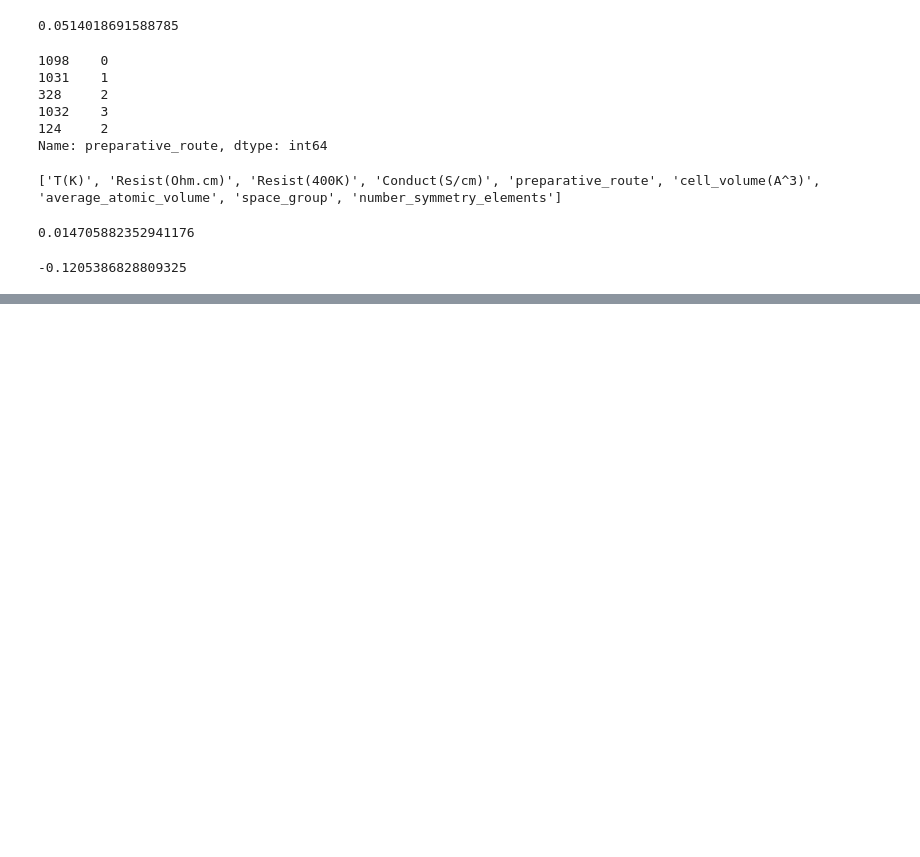
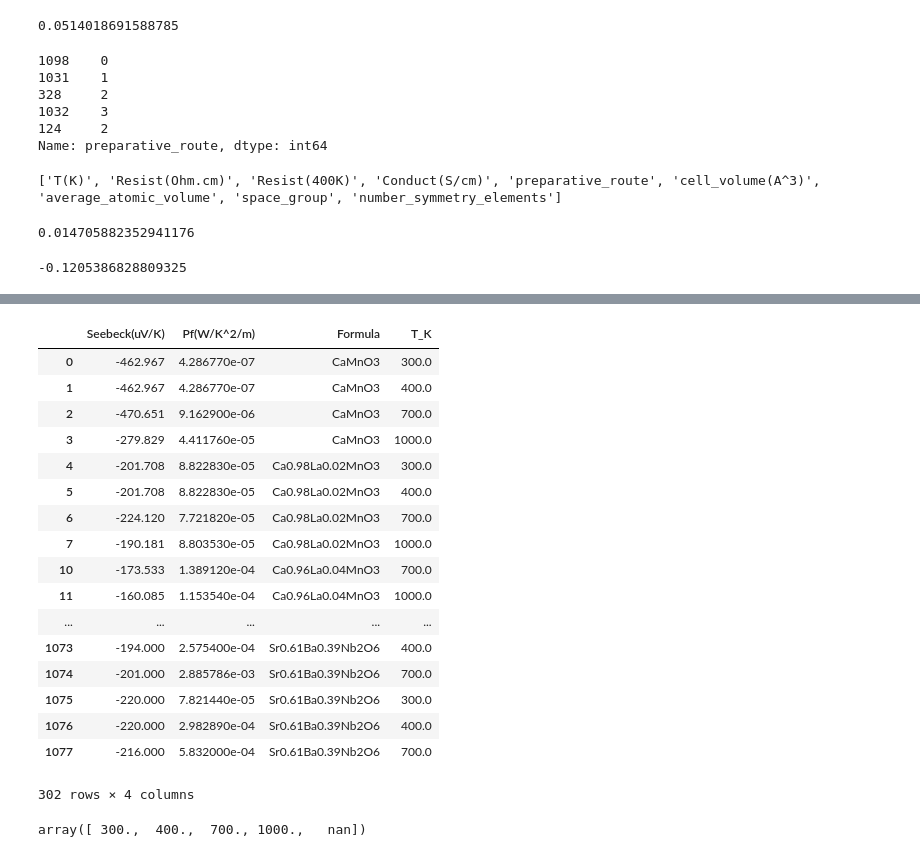
Before and after one commit to Luochenghuang/TEMANN, a Jupyter notebook: doc/Ellen_Exploration.ipynb, the cells around one changed output, grey strips where cells are left out. Saved outputs shown, nothing was run; the diff lists cells and outputs as text; code cells hidden in the pictures; blank space fills up the shorter version.

```diff
--- a/doc/Ellen_Exploration.ipynb
+++ b/doc/Ellen_Exploration.ipynb
@@ -249,0 +382,25 @@ print (rdt_pred)
+# %%
+periodic_df1.rename(columns = {'T(K)' : 'T_K'})
+# %% [output]
+|  | Seebeck(uV/K) | Pf(W/K^2/m) | Formula | T_K |
+| 0 | -462.967 | 4.286770e-07 | CaMnO3 | 300.0 |
+| 1 | -462.967 | 4.286770e-07 | CaMnO3 | 400.0 |
+| 2 | -470.651 | 9.162900e-06 | CaMnO3 | 700.0 |
+| 3 | -279.829 | 4.411760e-05 | CaMnO3 | 1000.0 |
+| 4 | -201.708 | 8.822830e-05 | Ca0.98La0.02MnO3 | 300.0 |
+| 5 | -201.708 | 8.822830e-05 | Ca0.98La0.02MnO3 | 400.0 |
+| 6 | -224.120 | 7.721820e-05 | Ca0.98La0.02MnO3 | 700.0 |
+| 7 | -190.181 | 8.803530e-05 | Ca0.98La0.02MnO3 | 1000.0 |
+| 10 | -173.533 | 1.389120e-04 | Ca0.96La0.04MnO3 | 700.0 |
+| 11 | -160.085 | 1.153540e-04 | Ca0.96La0.04MnO3 | 1000.0 |
+| ... | ... | ... | ... | ... |
+| 1073 | -194.000 | 2.575400e-04 | Sr0.61Ba0.39Nb2O6 | 400.0 |
+| 1074 | -201.000 | 2.885786e-03 | Sr0.61Ba0.39Nb2O6 | 700.0 |
+| 1075 | -220.000 | 7.821440e-05 | Sr0.61Ba0.39Nb2O6 | 300.0 |
+| 1076 | -220.000 | 2.982890e-04 | Sr0.61Ba0.39Nb2O6 | 400.0 |
+| 1077 | -216.000 | 5.832000e-04 | Sr0.61Ba0.39Nb2O6 | 700.0 |
+302 rows × 4 columns
+# %%
+periodic_df1['T(K)'].unique()
+# %% [output]
+array([ 300.,  400.,  700., 1000.,   nan])
```
Also changed, not shown: parts of 21 cells of this notebook.
